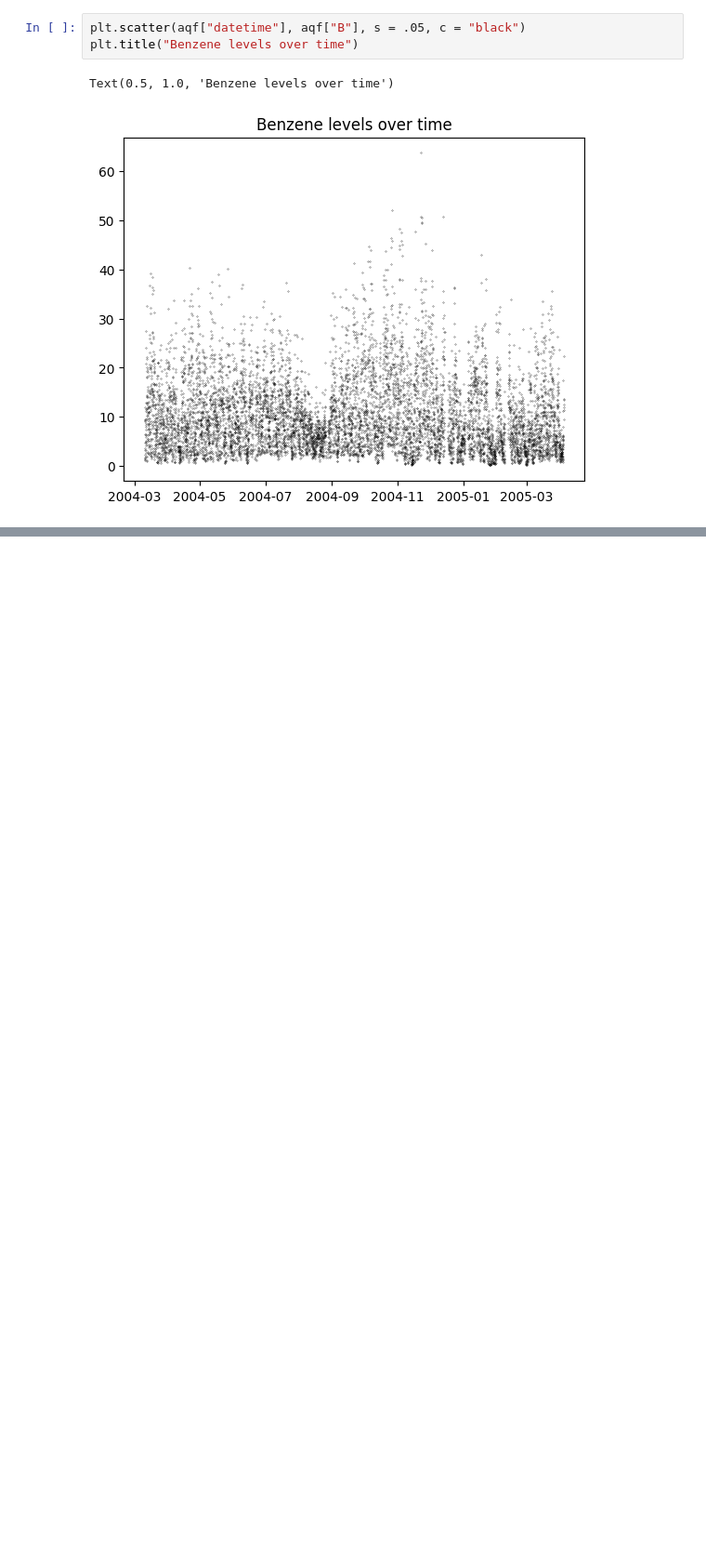
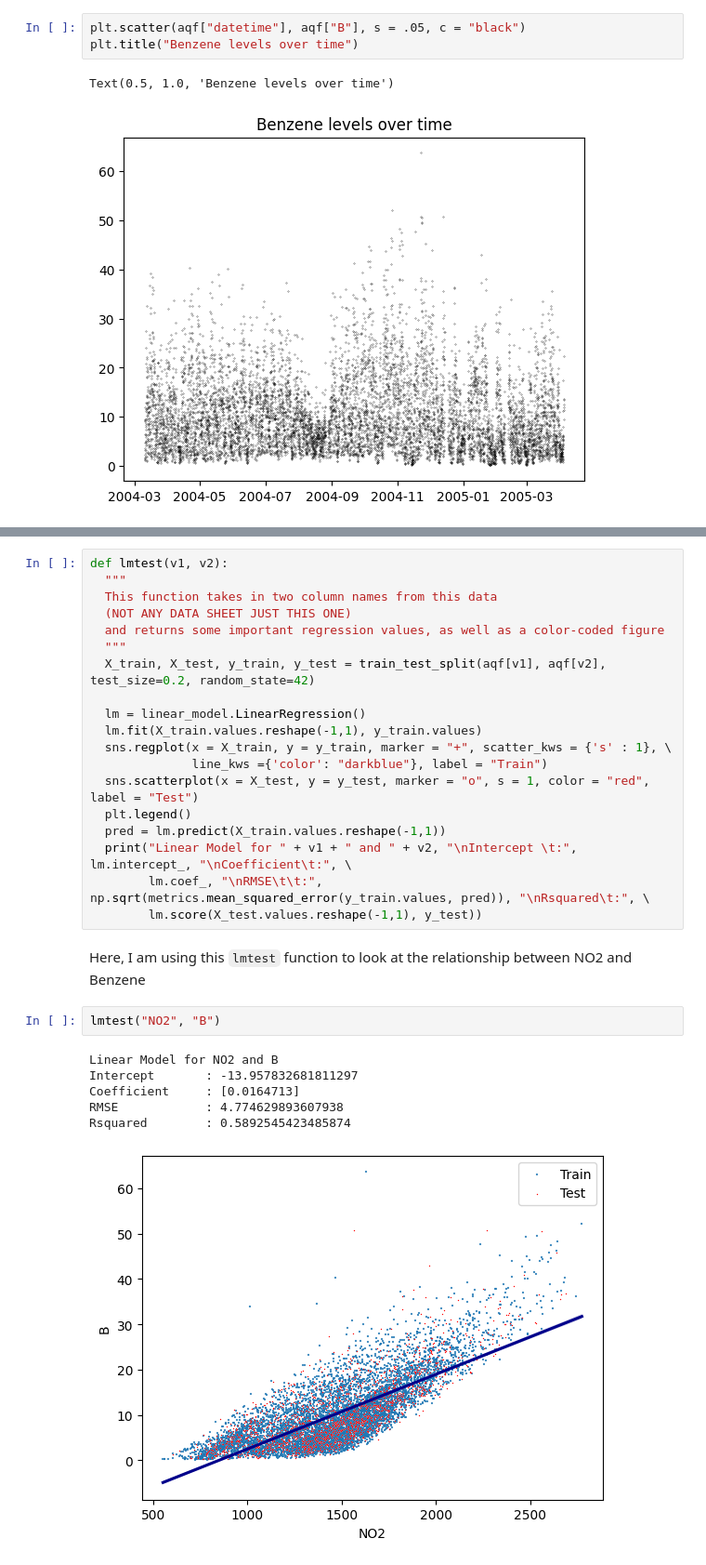
Before and after one commit to tort-cam/ST-554-P1, a Jupyter notebook: Task2/ST554Proj1EDA.ipynb, the cells around one changed output, grey strips where cells are left out. Shown at 93% size. Cells and saved outputs as stored; diff of their text form; blank space fills up the shorter version.

```diff
--- a/Task2/ST554Proj1EDA.ipynb
+++ b/Task2/ST554Proj1EDA.ipynb
@@ -188,0 +202,30 @@ RMSE            : 3.4853845534891
+# %%
+def lmtest(v1, v2):
+  """
+  This function takes in two column names from this data
+  (NOT ANY DATA SHEET JUST THIS ONE)
+  and returns some important regression values, as well as a color-coded figure
+  """
+  X_train, X_test, y_train, y_test = train_test_split(aqf[v1], aqf[v2], test_size=0.2, random_state=42)
+
+  lm = linear_model.LinearRegression()
+  lm.fit(X_train.values.reshape(-1,1), y_train.values)
+  sns.regplot(x = X_train, y = y_train, marker = "+", scatter_kws = {'s' : 1}, \
+              line_kws ={'color': "darkblue"}, label = "Train")
+  sns.scatterplot(x = X_test, y = y_test, marker = "o", s = 1, color = "red", label = "Test")
+  plt.legend()
+  pred = lm.predict(X_train.values.reshape(-1,1))
+  print("Linear Model for " + v1 + " and " + v2, "\nIntercept \t:", lm.intercept_, "\nCoefficient\t:", \
+        lm.coef_, "\nRMSE\t\t:", np.sqrt(metrics.mean_squared_error(y_train.values, pred)), "\nRsquared\t:", \
+        lm.score(X_test.values.reshape(-1,1), y_test))
+# %% [markdown]
+Here, I am using this `lmtest` function to look at the relationship between NO2 and Benzene
+# %%
+lmtest("NO2", "B")
+# %% [output]
+Linear Model for NO2 and B
+Intercept       : -13.957832681811297
+Coefficient     : [0.0164713]
+RMSE            : 4.774629893607938
+Rsquared        : 0.5892545423485874
+[figure, added]
```
Also changed, not shown: parts of 28 cells of this notebook.
